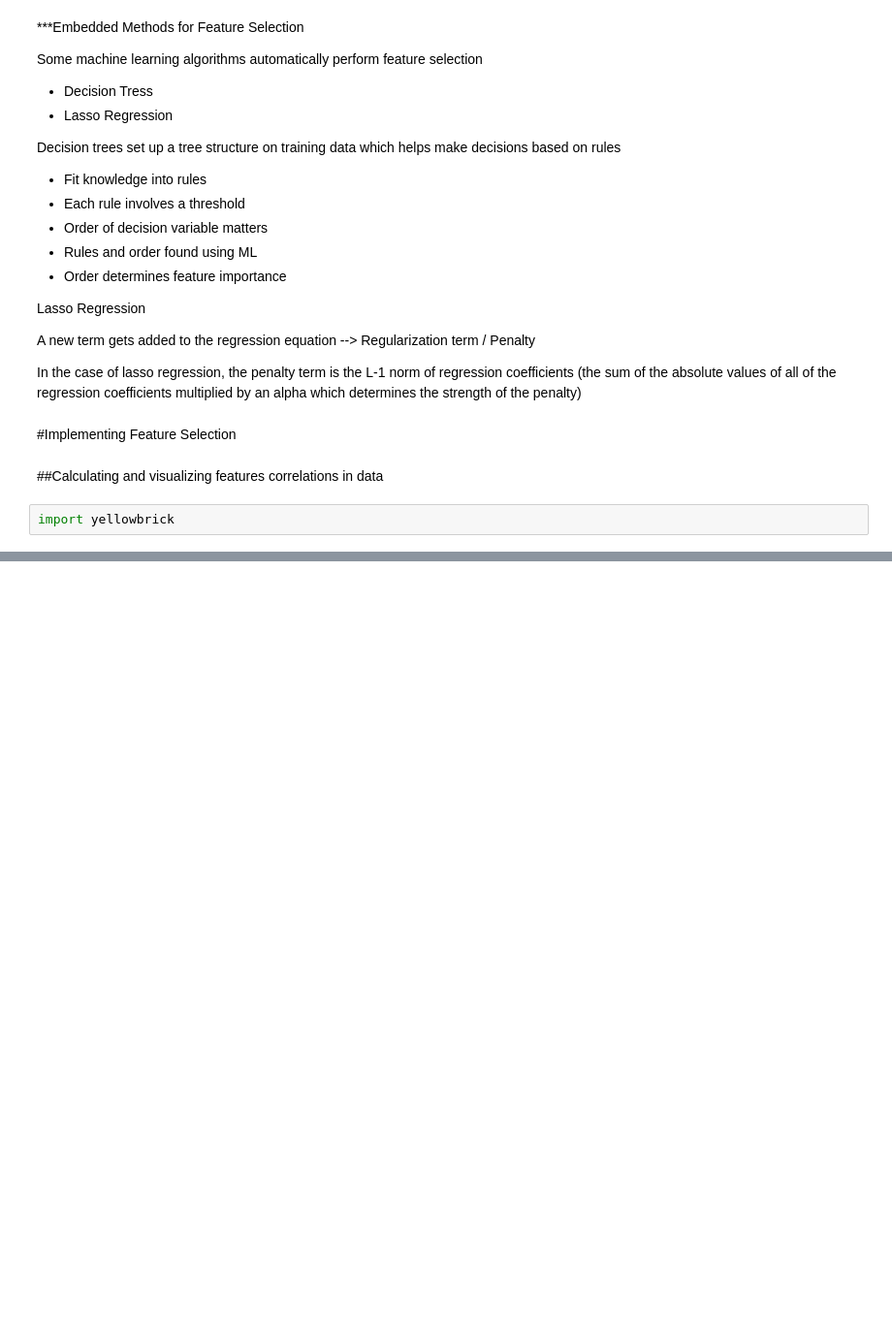
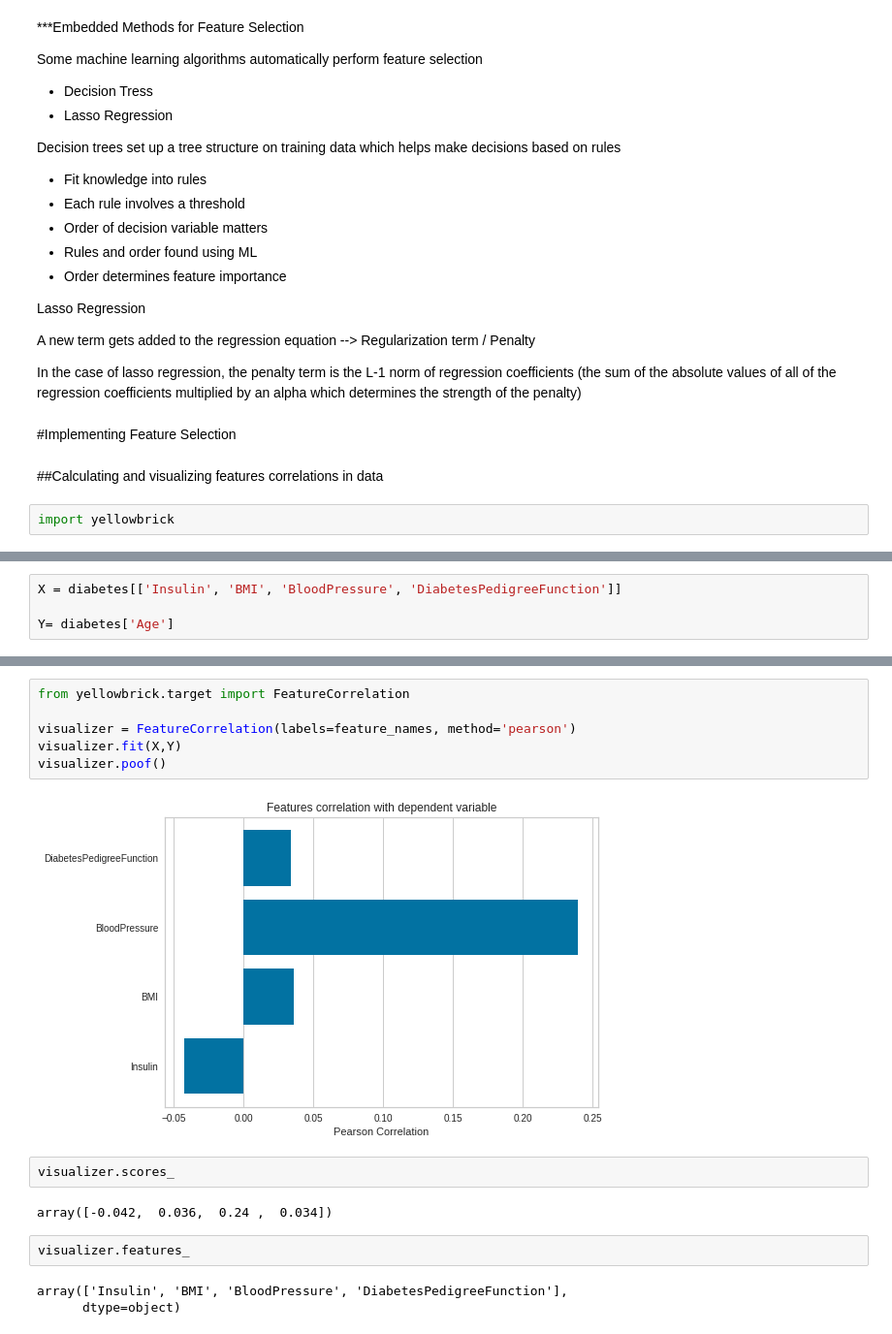
Before and after one commit to bhagu/1000-Days-Of-Code, a Jupyter notebook: Preparing_Data_for_Machine_Learning.ipynb, the cells around one changed output, grey strips where cells are left out. Shown at 97% size. Saved outputs shown, nothing was run; the diff lists cells and outputs as text; blank space fills up the shorter version.

```diff
--- a/Preparing_Data_for_Machine_Learning.ipynb
+++ b/Preparing_Data_for_Machine_Learning.ipynb
@@ -2402,0 +2446,4 @@ import yellowbrick
+# %%
+X = diabetes[['Insulin', 'BMI', 'BloodPressure', 'DiabetesPedigreeFunction']]
+
+Y= diabetes['Age']
@@ -2402,0 +2456,17 @@ import yellowbrick
+# %%
+from yellowbrick.target import FeatureCorrelation
+
+visualizer = FeatureCorrelation(labels=feature_names, method='pearson')
+visualizer.fit(X,Y)
+visualizer.poof()
+# %% [output]
+[figure, added]
+# %%
+visualizer.scores_
+# %% [output]
+array([-0.042,  0.036,  0.24 ,  0.034])
+# %%
+visualizer.features_
+# %% [output]
+array(['Insulin', 'BMI', 'BloodPressure', 'DiabetesPedigreeFunction'],
+      dtype=object)
```
Also changed, not shown: parts of 49 cells of this notebook.
